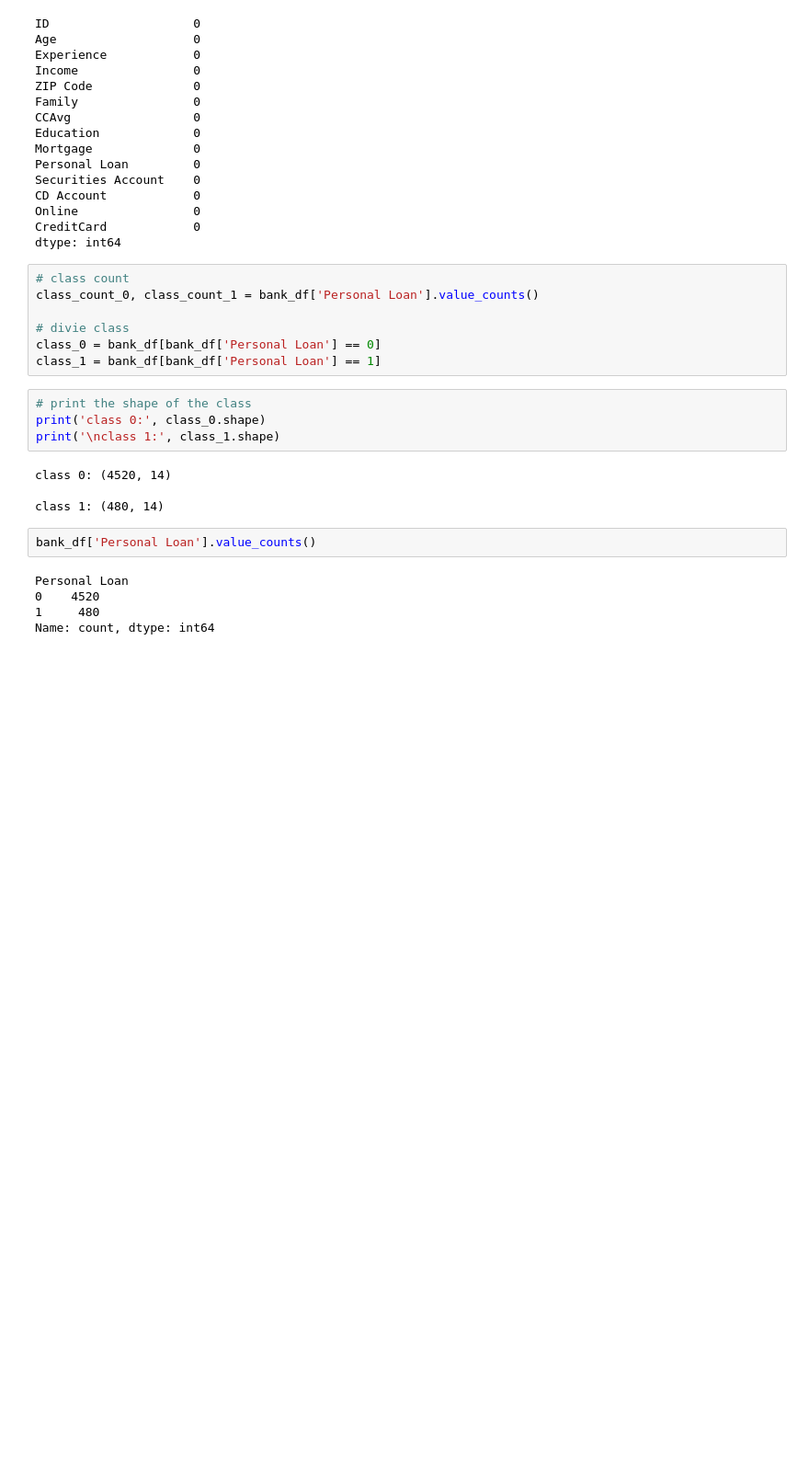
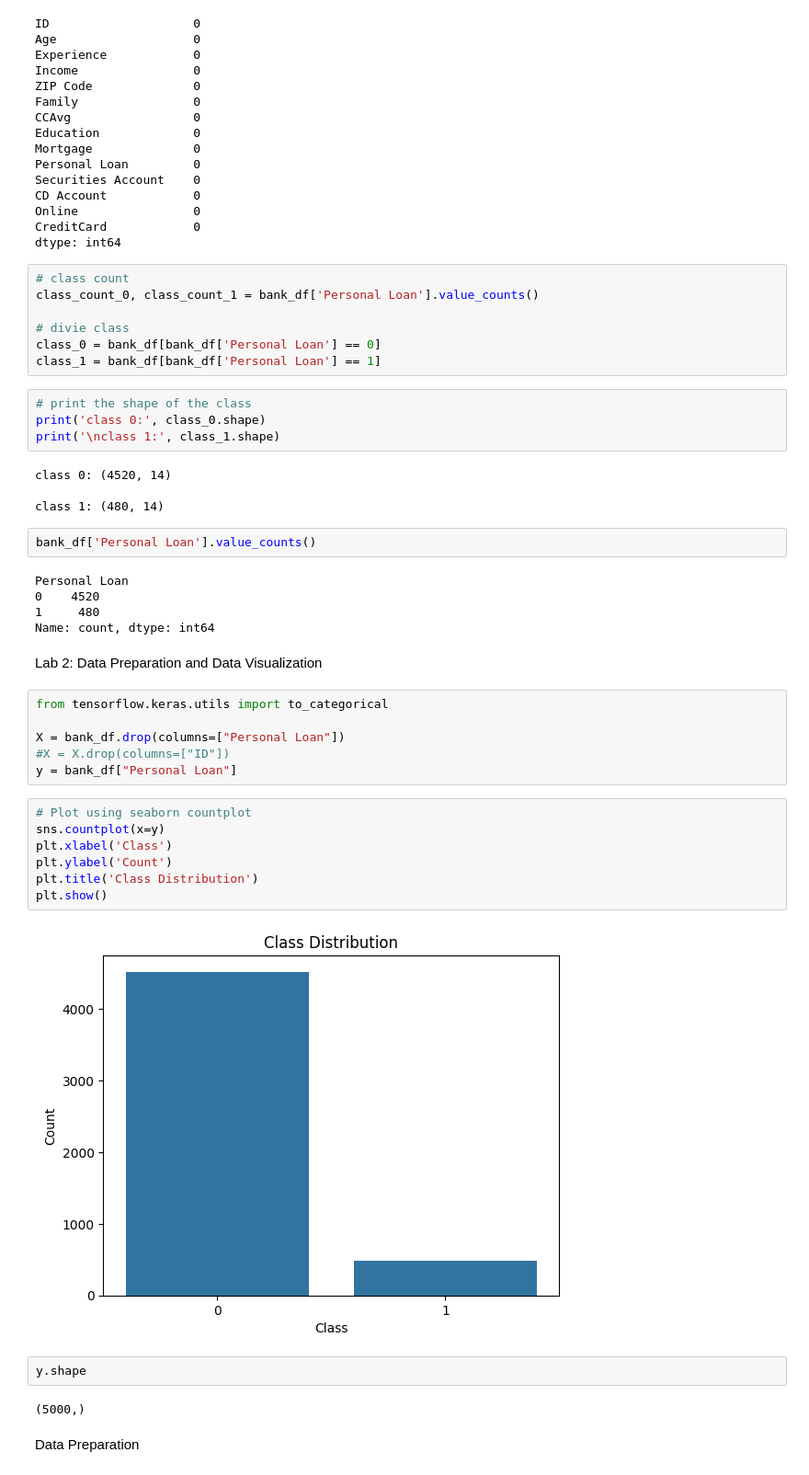
Before and after one commit to anuditshrestha/Bank-Loan-Approval-Using-MLM, a Jupyter notebook: balanceddatasetmlp.ipynb, the cells around one changed output. Shown at 92% size. Drawn from its saved outputs; the diff is of its cells as text; blank space fills up the shorter version.

```diff
--- a/balanceddatasetmlp.ipynb
+++ b/balanceddatasetmlp.ipynb
@@ -200,3 +202,26 @@ Personal Loan
 0    4520
 1     480
 Name: count, dtype: int64
+# %% [markdown]
+Lab 2: Data Preparation and Data Visualization
+# %%
+from tensorflow.keras.utils import to_categorical
+
+X = bank_df.drop(columns=["Personal Loan"])
+#X = X.drop(columns=["ID"])
+y = bank_df["Personal Loan"]
+# %%
+# Plot using seaborn countplot
+sns.countplot(x=y)
+plt.xlabel('Class')
+plt.ylabel('Count')
+plt.title('Class Distribution')
+plt.show()
+# %% [output]
+[figure, added]
+# %%
+y.shape
+# %% [output]
+(5000,)
+# %% [markdown]
+Data Preparation
```
Also changed, not shown: parts of 1 cell of this notebook.
